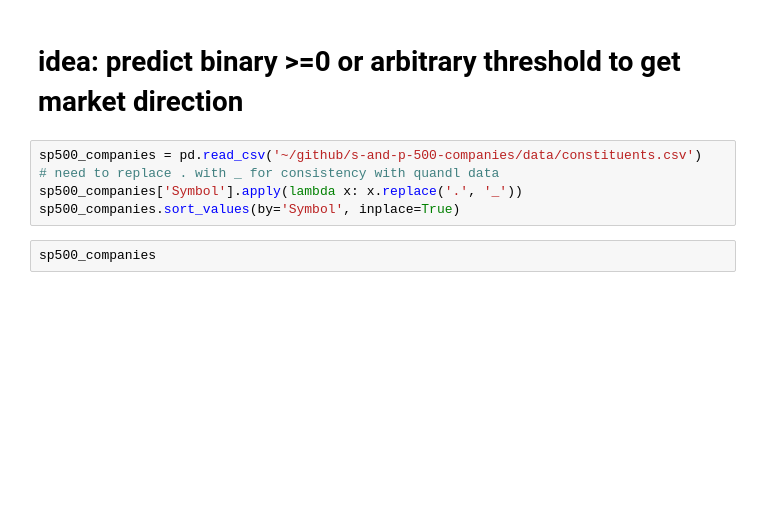
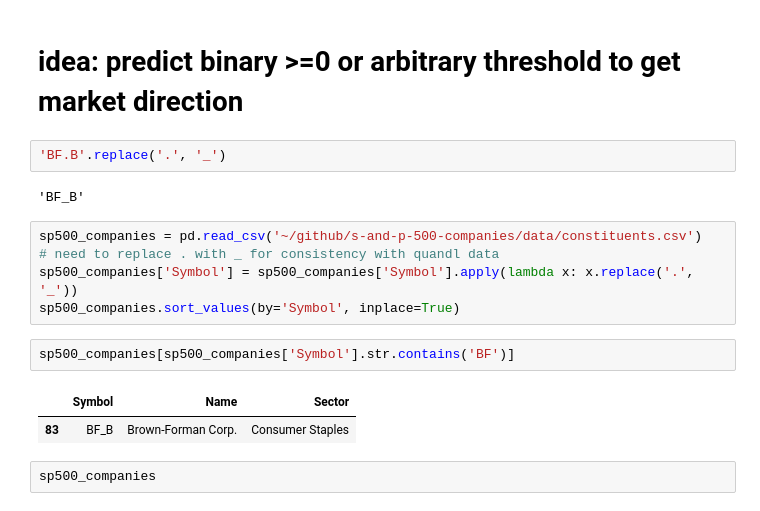
Before and after one commit to nateGeorge/stock_prediction, a Jupyter notebook: notebooks/EDA/EDA on market trends.ipynb, the cells around one changed output. Drawn from its saved outputs; the diff is of its cells as text; blank space fills up the shorter version.

```diff
--- a/notebooks/EDA/EDA on market trends.ipynb
+++ b/notebooks/EDA/EDA on market trends.ipynb
@@ -93,11 +96,20 @@ df['Adj_Close_pct_change_5_days'].hist(bins=50)
 [figure]
 # %% [markdown]
 # idea: predict binary >=0 or arbitrary threshold to get market direction
+# %%
+'BF.B'.replace('.', '_')
+# %% [output]
+'BF_B'
 # %%
 sp500_companies = pd.read_csv('~/github/s-and-p-500-companies/data/constituents.csv')
 # need to replace . with _ for consistency with quandl data
-sp500_companies['Symbol'].apply(lambda x: x.replace('.', '_'))
+sp500_companies['Symbol'] = sp500_companies['Symbol'].apply(lambda x: x.replace('.', '_'))
 sp500_companies.sort_values(by='Symbol', inplace=True)
+# %%
+sp500_companies[sp500_companies['Symbol'].str.contains('BF')]
+# %% [output]
+|  | Symbol | Name | Sector |
+| 83 | BF_B | Brown-Forman Corp. | Consumer Staples |
 # %%
 sp500_companies
 # %% [output]
```
Also changed, not shown: parts of 22 cells of this notebook, 3 other files.
